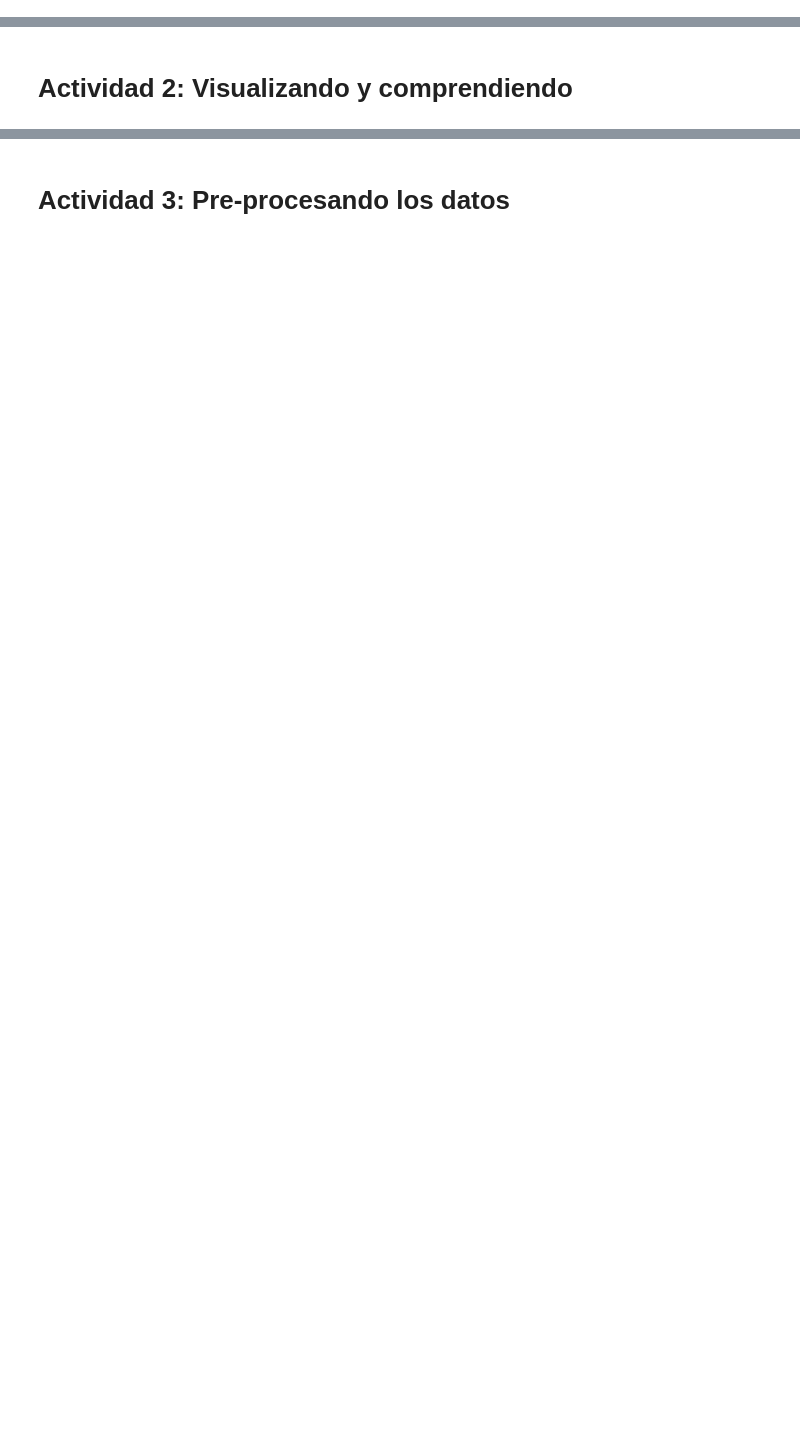
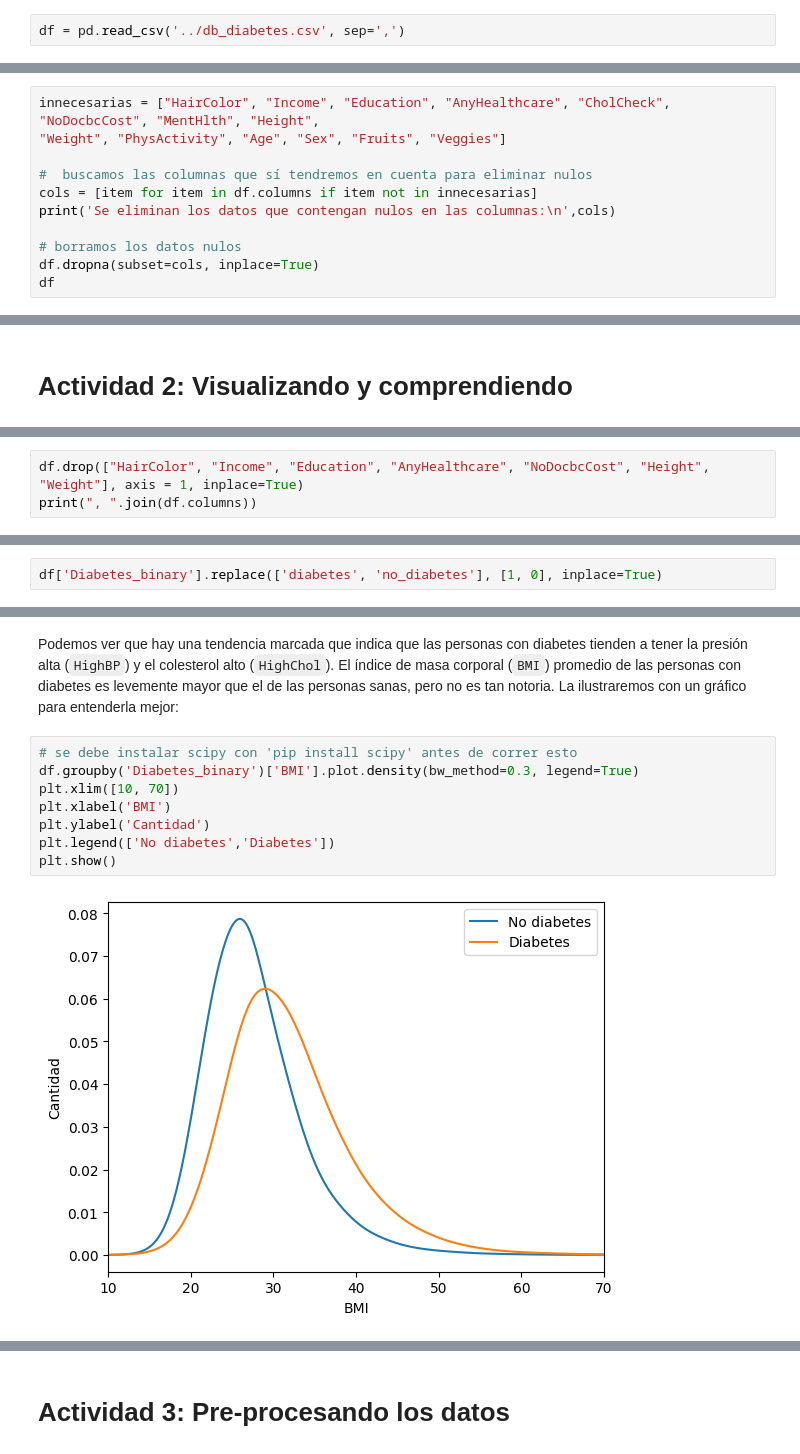
Before and after one commit to blanca-romero/tarea-3-ia, a Jupyter notebook: 01 - Árboles de Decisión/DCClinica.ipynb, the cells around one changed output, grey strips where cells are left out. Saved outputs shown, nothing was run; the diff lists cells and outputs as text; blank space fills up the shorter version.

```diff
--- a/01 - Árboles de Decisión/DCClinica.ipynb
+++ b/01 - Árboles de Decisión/DCClinica.ipynb
@@ -12,0 +12,2 @@ Recuerda usar variables descriptivas durante toda la tarea
+# %%
+df = pd.read_csv('../db_diabetes.csv', sep=',')
@@ -12,0 +57,11 @@ Recuerda usar variables descriptivas durante toda la tarea
+# %%
+innecesarias = ["HairColor", "Income", "Education", "AnyHealthcare", "CholCheck", "NoDocbcCost", "MentHlth", "Height",
+"Weight", "PhysActivity", "Age", "Sex", "Fruits", "Veggies"]
+
+#  buscamos las columnas que sí tendremos en cuenta para eliminar nulos
+cols = [item for item in df.columns if item not in innecesarias]
+print('Se eliminan los datos que contengan nulos en las columnas:\n',cols)
+
+# borramos los datos nulos
+df.dropna(subset=cols, inplace=True)
+df
@@ -16,0 +90,3 @@ Recuerda usar variables descriptivas durante toda la tarea
+# %%
+df.drop(["HairColor", "Income", "Education", "AnyHealthcare", "NoDocbcCost", "Height", "Weight"], axis = 1, inplace=True)
+print(", ".join(df.columns))
@@ -16,0 +97,2 @@ Recuerda usar variables descriptivas durante toda la tarea
+# %%
+df['Diabetes_binary'].replace(['diabetes', 'no_diabetes'], [1, 0], inplace=True)
@@ -16,0 +122,12 @@ Recuerda usar variables descriptivas durante toda la tarea
+# %% [markdown]
+Podemos ver que hay una tendencia marcada que indica que las personas con diabetes tienden a tener la presión alta (``HighBP``) y el colesterol alto (``HighChol``). El índice de masa corporal (``BMI``) promedio de las personas con diabetes es levemente mayor que el de las personas sanas, pero no es tan notoria. La ilustraremos con un gráfico para entenderla mejor:
+# %%
+# se debe instalar scipy con 'pip install scipy' antes de correr esto
+df.groupby('Diabetes_binary')['BMI'].plot.density(bw_method=0.3, legend=True)
+plt.xlim([10, 70])
+plt.xlabel('BMI')
+plt.ylabel('Cantidad')
+plt.legend(['No diabetes','Diabetes'])
+plt.show()
+# %% [output]
+[figure, added]
```
Also changed, not shown: parts of 37 cells of this notebook, 3 other files.
